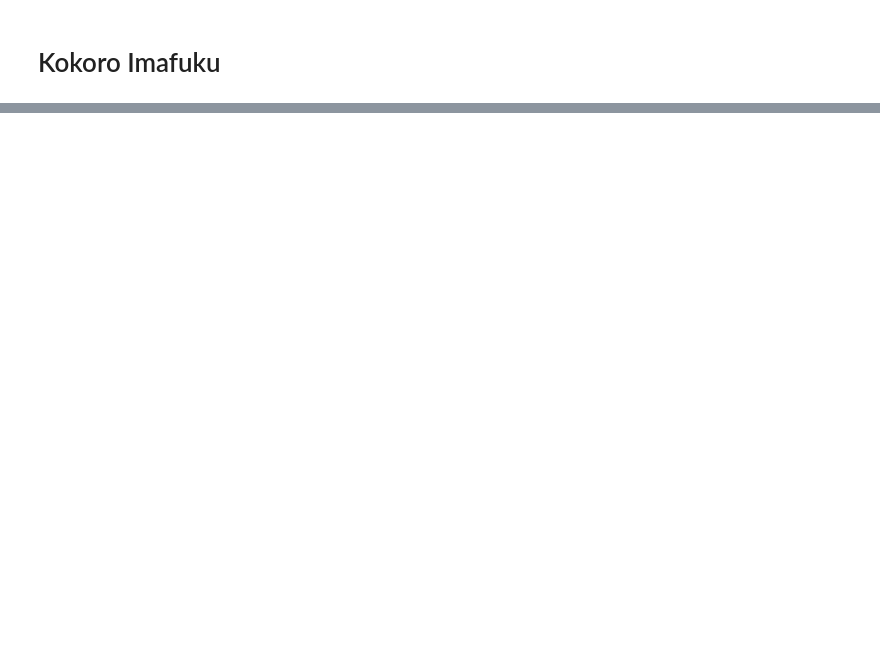
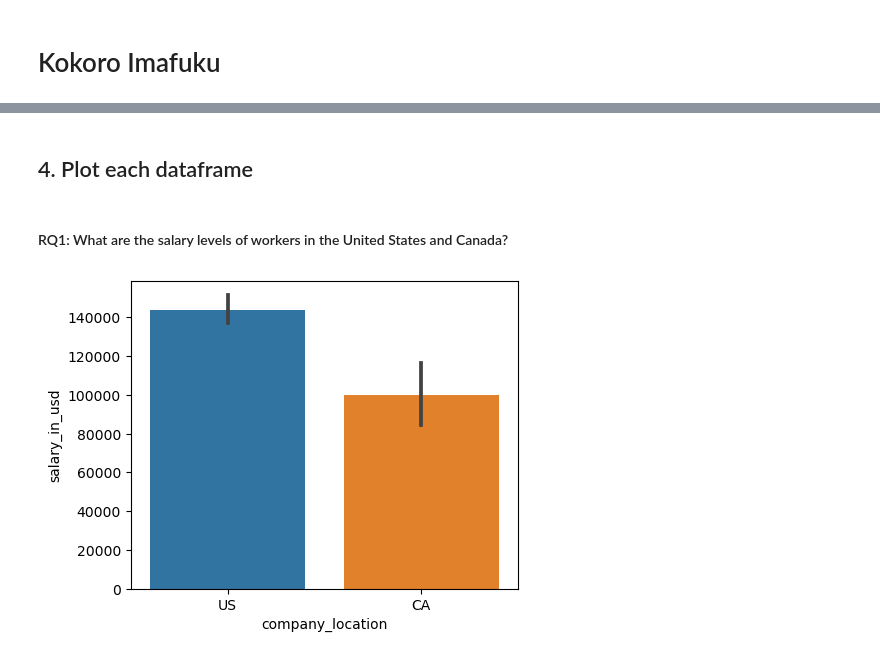
Before and after one commit to ubco-W2022T2-data301/project-group-group07, a Jupyter notebook: analysis/analysis2.ipynb, the cells around one changed output, grey strips where cells are left out. Saved outputs shown, nothing was run; the diff lists cells and outputs as text; code cells hidden in the pictures; blank space fills up the shorter version.

```diff
--- a/analysis/analysis2.ipynb
+++ b/analysis/analysis2.ipynb
@@ -34,0 +48,3 @@ df
+# %%
+dfWorld = df.drop(columns=['work_year', 'employment_type', 'job_title', 'employee_residence', 'remote_ratio', 'company_size', 'experience_level', 'salary_currency', 'salary'])
+dfWorld
@@ -34,0 +70,12 @@ df
+# %%
+dfNorthAmerica = dfWorld.loc[(df["company_location"] == "US") | (df["company_location"] == "CA")]
+
+dfAsia = dfWorld.loc[(df['company_location'] == "JP") | (df["company_location"] == "NZ") | (df["company_location"] == "IN") | (df["company_location"] == "PK")  | (df["company_location"] == "CN") | (df["company_location"] == "AE") | (df["company_location"] == "SG") | (df["company_location"] == "IQ") | (df["company_location"] == "IL") | (df["company_location"] == "RU") | (df["company_location"] == "IR") | (df["company_location"] == "VN") | (df["company_location"] == "AS") | (df["company_location"] == "MY") | (df["company_location"] == "AU")]
+
+dfEurope = dfWorld.loc[(df['company_location'] == "DE") | (df["company_location"] == "GB") | (df["company_location"] == "HU") | (df["company_location"] == "FR") | (df["company_location"] == "GR") | (df["company_location"] == "NL")  | (df["company_location"] == "AT") | (df["company_location"] == "DK") | (df["company_location"] == "IT") | (df["company_location"] == "HR") | (df["company_location"] == "LU") | (df["company_location"] == "PL") | (df["company_location"] == "RO") | (df["company_location"] == "BE") | (df["company_location"] == "UA") | (df["company_location"] == "MT") | (df["company_location"] == "MD") | (df["company_location"] == "SI") | (df["company_location"] == "CH") | (df["company_location"] == "TR") | (df["company_location"] == "CZ") | (df["company_location"] == "EE") | (df["company_location"] == "IE")]
+
+dfSouthAmerica = dfWorld.loc[(df['company_location'] == "HN") | (df["company_location"] == "MX") | (df["company_location"] == "ES") | (df["company_location"] == "PT") | (df["company_location"] == "BR") | (df["company_location"] == "CL") | (df["company_location"] == "CO")]
+
+dfAfrica = dfWorld.loc[(df['company_location'] == "NG") | (df["company_location"] == "KE") | (df["company_location"] == "DZ")]
+
+dfNorthAmerica.head()
@@ -34,0 +124,10 @@ df
+# %% [markdown]
+## 4. Plot each dataframe
+# %% [markdown]
+#### RQ1: What are the salary levels of workers in the United States and Canada?
+# %%
+plt.figure(figsize=(5,4))
+sns.barplot(data=dfNorthAmerica, x="company_location", y="salary_in_usd", order=dfNorthAmerica.sort_values('salary_in_usd', ascending = True).company_location.unique())
+plt.show()
+# %% [output]
+[figure, added]
```
Also changed, not shown: parts of 26 cells of this notebook.
